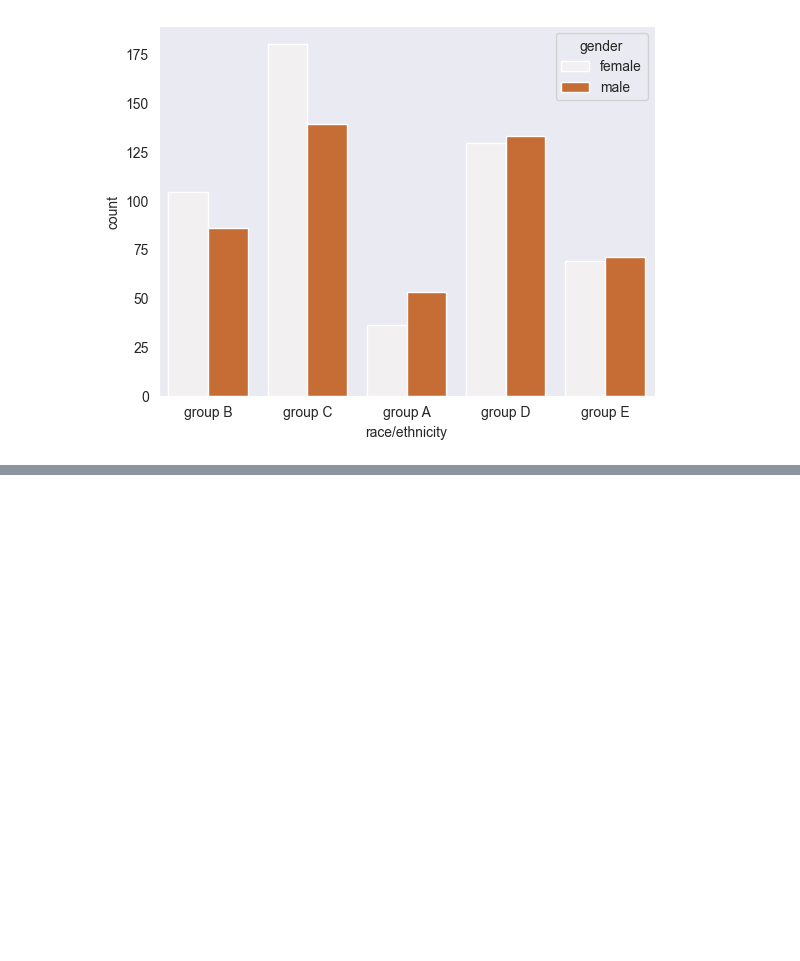
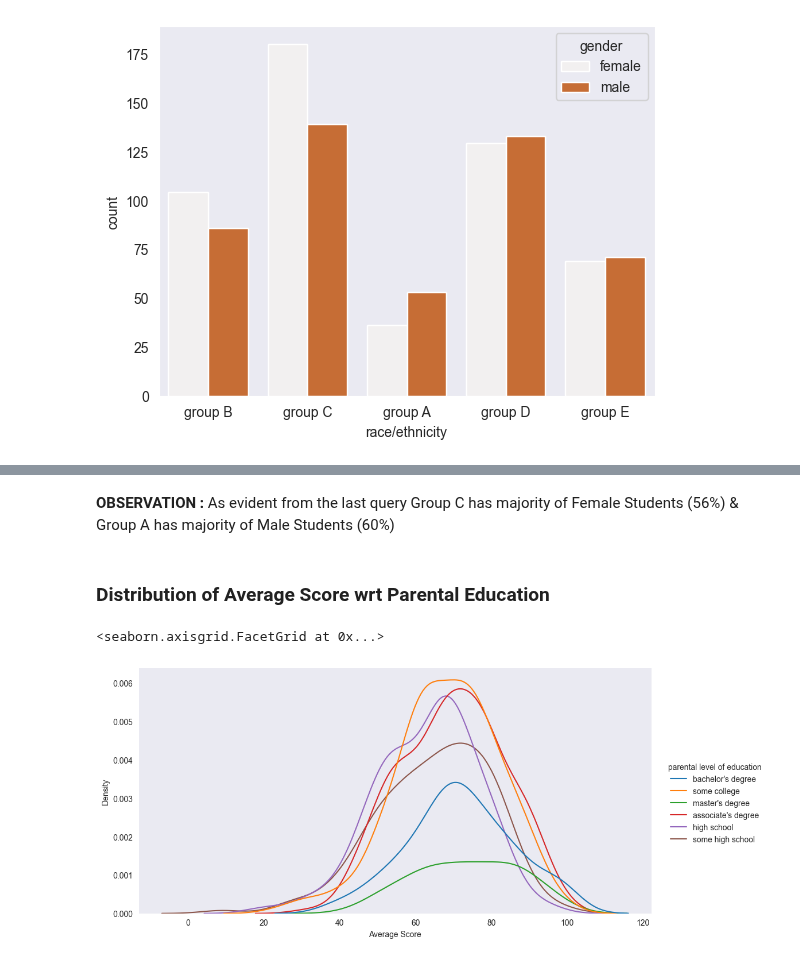
Before and after one commit to Shaktijain9/StudentPerformance-EDA, a Jupyter notebook: Student-Performance EDA.ipynb, the cells around one changed output, grey strips where cells are left out. Drawn from its saved outputs; the diff is of its cells as text; code cells hidden in the pictures; blank space fills up the shorter version.

```diff
--- a/Student-Performance EDA.ipynb
+++ b/Student-Performance EDA.ipynb
@@ -235,0 +336,9 @@ sns.countplot(data=df, x = 'race/ethnicity', hue="gender", color="#de671d")
+# %% [markdown]
+<b>OBSERVATION : </b>  As evident from the last query Group C has majority of Female Students (56%) & Group A has majority of Male Students (60%)
+# %% [markdown]
+### Distribution of Average Score wrt Parental Education
+# %%
+sns.displot(data = df, x = "Average Score", hue = 'parental level of education',kind = "kde", aspect=2)
+# %% [output]
+<seaborn.axisgrid.FacetGrid at 0x...>
+[figure, added]
```
Also changed, not shown: parts of 30 cells of this notebook.
